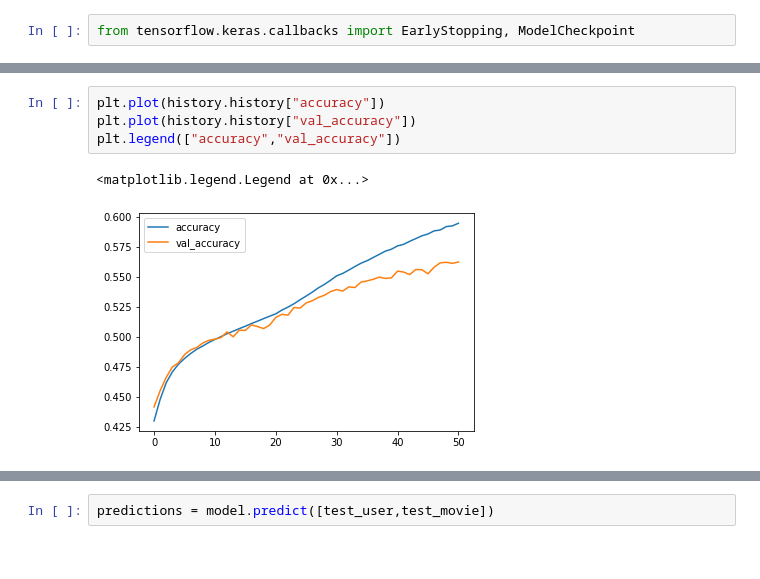
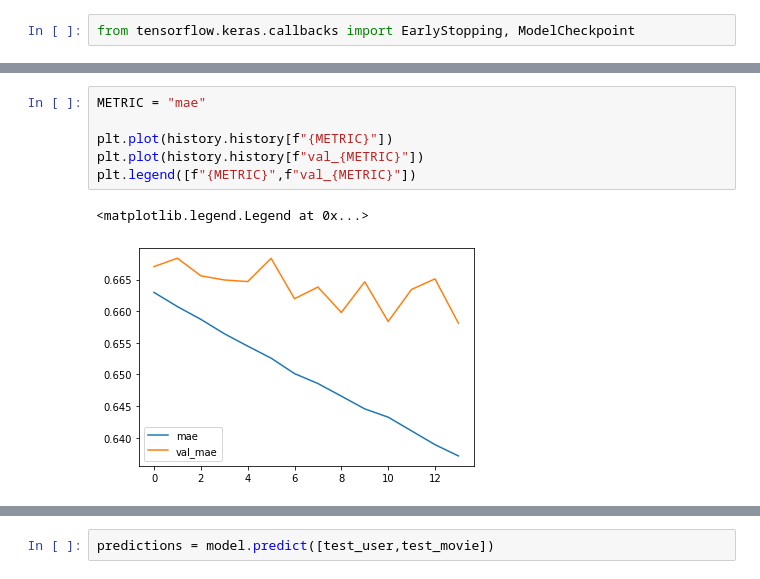
Before and after one commit to ashwiniyer176/MovieLens-Recommendation-System, a Jupyter notebook: notebooks/Glove_Finetuned.ipynb, the cells around one changed output, grey strips where cells are left out. Cells and saved outputs as stored; diff of their text form.

```diff
--- a/notebooks/Glove_Finetuned.ipynb
+++ b/notebooks/Glove_Finetuned.ipynb
@@ -304,7 +303,9 @@ plt.legend(["loss","val_loss"])
-# %%
-plt.plot(history.history["accuracy"])
-plt.plot(history.history["val_accuracy"])
-plt.legend(["accuracy","val_accuracy"])
-# %% [output]
-<matplotlib.legend.Legend at 0x...>
-[figure, removed]
+# %%
+METRIC = "mae"
+
+plt.plot(history.history[f"{METRIC}"])
+plt.plot(history.history[f"val_{METRIC}"])
+plt.legend([f"{METRIC}",f"val_{METRIC}"])
+# %% [output]
+<matplotlib.legend.Legend at 0x...>
+[figure, added]
```
Also changed, not shown: parts of 43 cells of this notebook, 3 other files.
